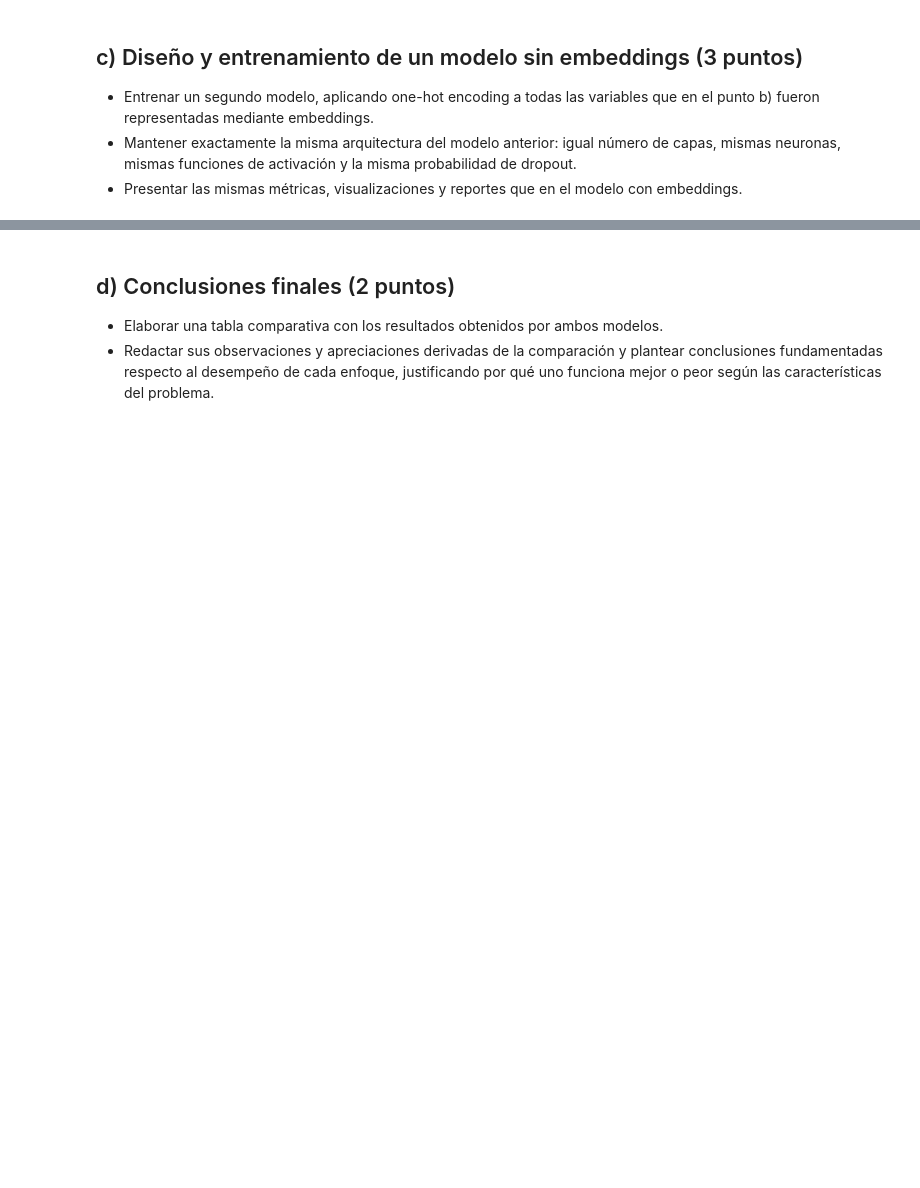
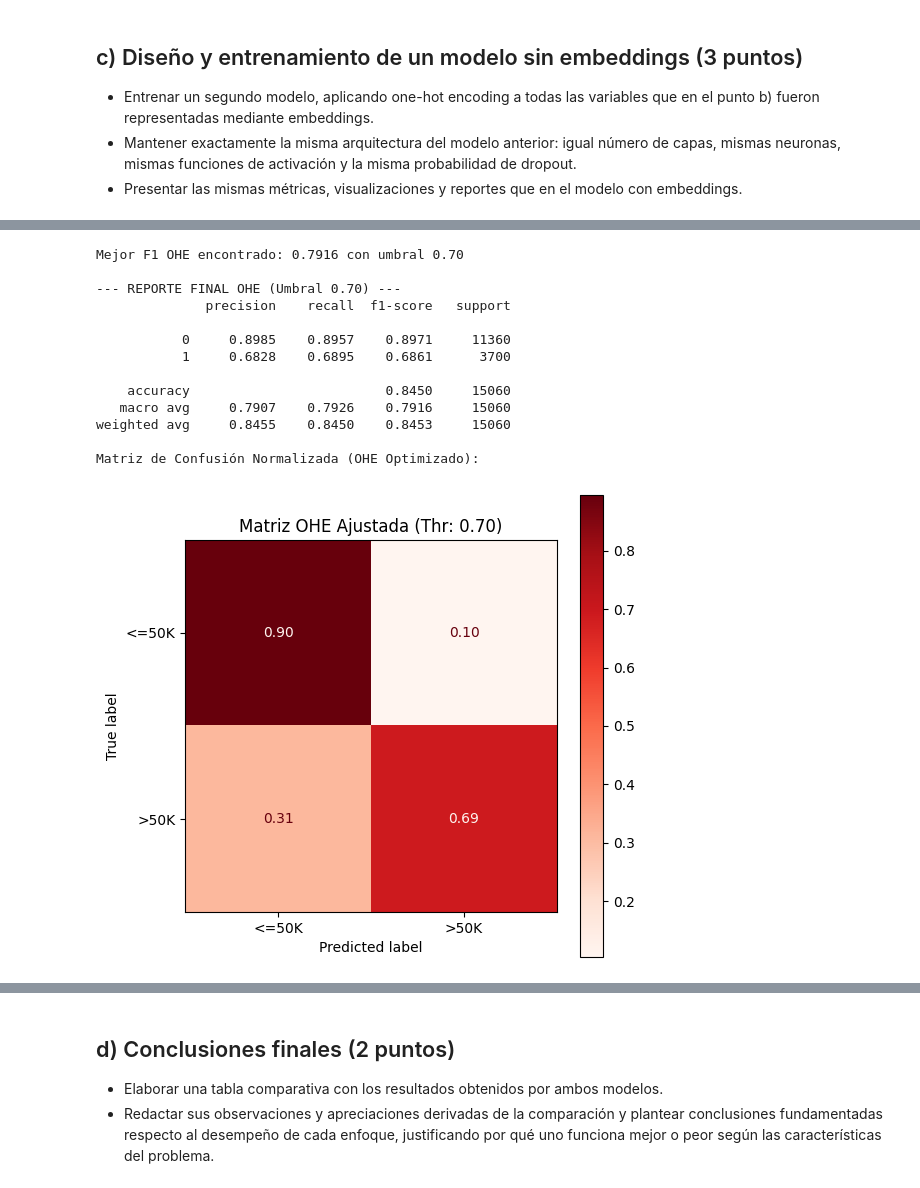
Before and after one commit to jbrazonath/TP_AP, a Jupyter notebook: BRAZON-JOSMAR-DL-TP2-Co22.ipynb, the cells around one changed output, grey strips where cells are left out. Cells and saved outputs as stored; diff of their text form; code cells hidden in the pictures; blank space fills up the shorter version.

```diff
--- a/BRAZON-JOSMAR-DL-TP2-Co22.ipynb
+++ b/BRAZON-JOSMAR-DL-TP2-Co22.ipynb
@@ -835,0 +1007,53 @@ plt.show()
+# %%
+import numpy as np
+from sklearn.metrics import f1_score, classification_report, confusion_matrix, ConfusionMatrixDisplay
+import matplotlib.pyplot as plt
+
+# 1. Búsqueda del mejor umbral para OHE
+# Usamos 'probs_val' que quedó en memoria de la última época del entrenamiento OHE
+best_thr_ohe = 0.5
+best_f1_ohe = 0.0
+thresholds = np.arange(0.1, 0.95, 0.05)
+
+for thr in thresholds:
+    preds = (probs_val >= thr).astype(int)
+    current_f1 = f1_score(y_val_np, preds, average='macro') # OJO: average='macro' para ser consistente
+
+    if current_f1 > best_f1_ohe:
+        best_f1_ohe = current_f1
+        best_thr_ohe = thr
+
+print(f"Mejor F1 OHE encontrado: {best_f1_ohe:.4f} con umbral {best_thr_ohe:.2f}")
+
+# 2. Aplicar el umbral ganador
+preds_val_opt = (probs_val >= best_thr_ohe).astype(int)
+
+# 3. Reportes Finales
+print(f"\n--- REPORTE FINAL OHE (Umbral {best_thr_ohe:.2f}) ---")
+print(classification_report(y_val_np, preds_val_opt, digits=4))
+
+# 4. Matriz Normalizada Final
+print("Matriz de Confusión Normalizada (OHE Optimizado):")
+cm_norm_ohe = confusion_matrix(y_val_np, preds_val_opt, normalize='true')
+
+# Graficamos
+fig, ax = plt.subplots(figsize=(6,6))
+disp = ConfusionMatrixDisplay(confusion_matrix=cm_norm_ohe, display_labels=['<=50K', '>50K'])
+disp.plot(cmap='Reds', values_format='.2f', ax=ax)
+plt.title(f"Matriz OHE Ajustada (Thr: {best_thr_ohe:.2f})")
+plt.show()
+# %% [output]
+Mejor F1 OHE encontrado: 0.7916 con umbral 0.70
+
+--- REPORTE FINAL OHE (Umbral 0.70) ---
+              precision    recall  f1-score   support
+
+           0     0.8985    0.8957    0.8971     11360
+           1     0.6828    0.6895    0.6861      3700
+
+    accuracy                         0.8450     15060
+   macro avg     0.7907    0.7926    0.7916     15060
+weighted avg     0.8455    0.8450    0.8453     15060
+
+Matriz de Confusión Normalizada (OHE Optimizado):
+[figure, added]
```
Also changed, not shown: parts of 6 cells of this notebook.
